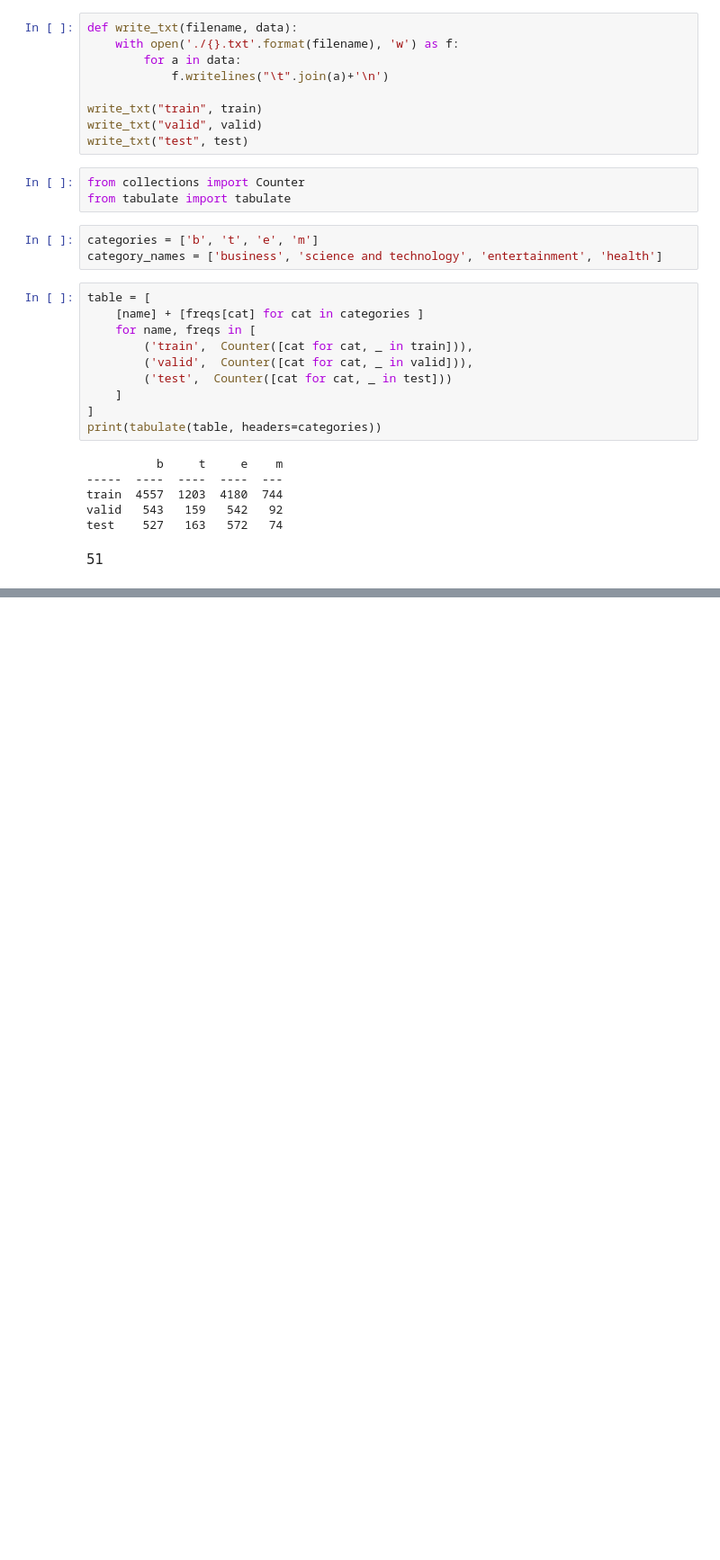
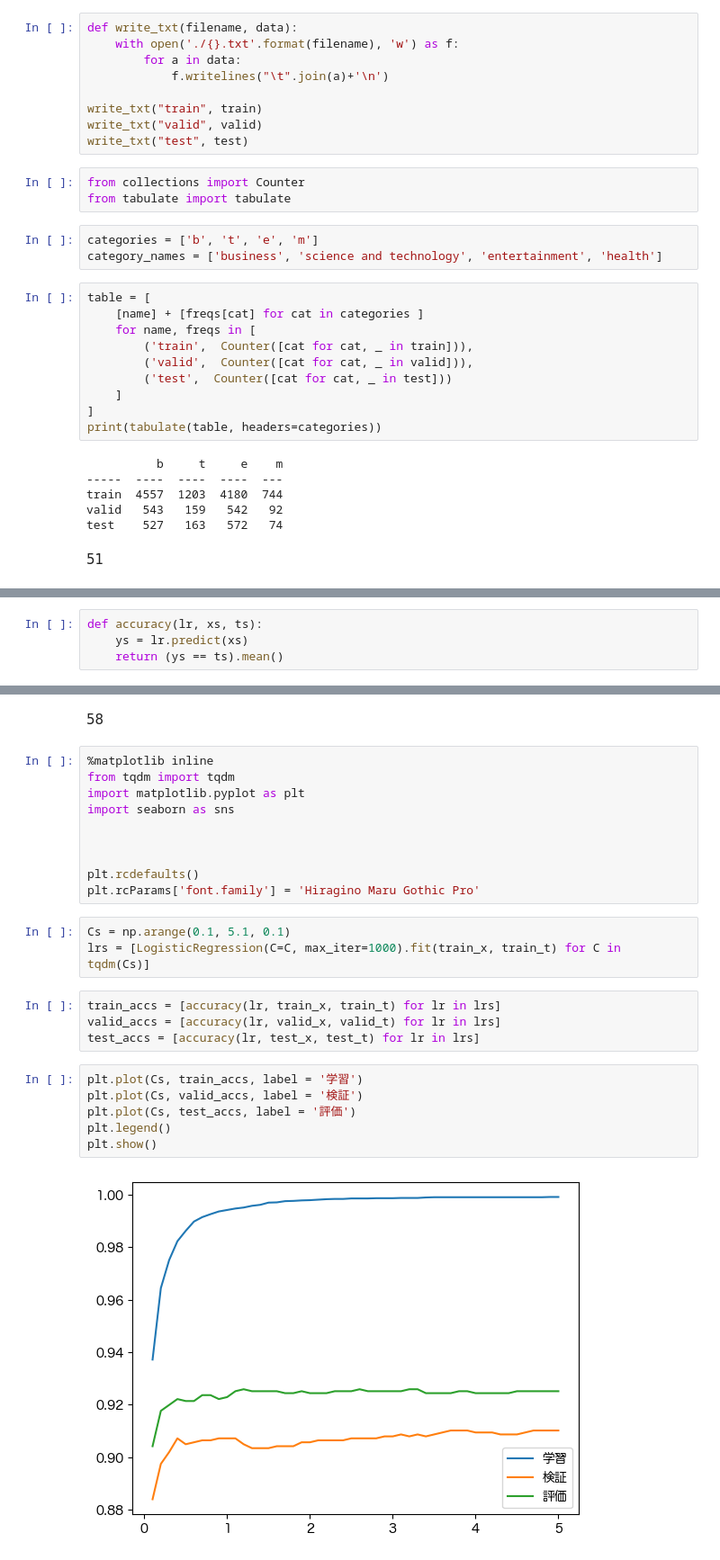
Before and after one commit to SJSY126/NLP100, a Jupyter notebook: Chapter6.ipynb, the cells around one changed output, grey strips where cells are left out. Shown at 90% size. Cells and saved outputs as stored; diff of their text form; blank space fills up the shorter version.

```diff
--- a/Chapter6.ipynb
+++ b/Chapter6.ipynb
@@ -110,0 +300,4 @@ test    527   163   572   74
+# %%
+def accuracy(lr, xs, ts):
+    ys = lr.predict(xs)
+    return (ys == ts).mean()
@@ -110,0 +465,27 @@ test    527   163   572   74
+# %% [markdown]
+58
+# %%
+%matplotlib inline
+from tqdm import tqdm
+import matplotlib.pyplot as plt
+import seaborn as sns
+
+
+
+plt.rcdefaults()
+plt.rcParams['font.family'] = 'Hiragino Maru Gothic Pro'
+# %%
+Cs = np.arange(0.1, 5.1, 0.1)
+lrs = [LogisticRegression(C=C, max_iter=1000).fit(train_x, train_t) for C in tqdm(Cs)]
+# %%
+train_accs = [accuracy(lr, train_x, train_t) for lr in lrs]
+valid_accs = [accuracy(lr, valid_x, valid_t) for lr in lrs]
+test_accs = [accuracy(lr, test_x, test_t) for lr in lrs]
+# %%
+plt.plot(Cs, train_accs, label = '学習')
+plt.plot(Cs, valid_accs, label = '検証')
+plt.plot(Cs, test_accs, label = '評価')
+plt.legend()
+plt.show()
+# %% [output]
+[figure, added]
```
Also changed, not shown: parts of 50 cells of this notebook, 3 other files.
